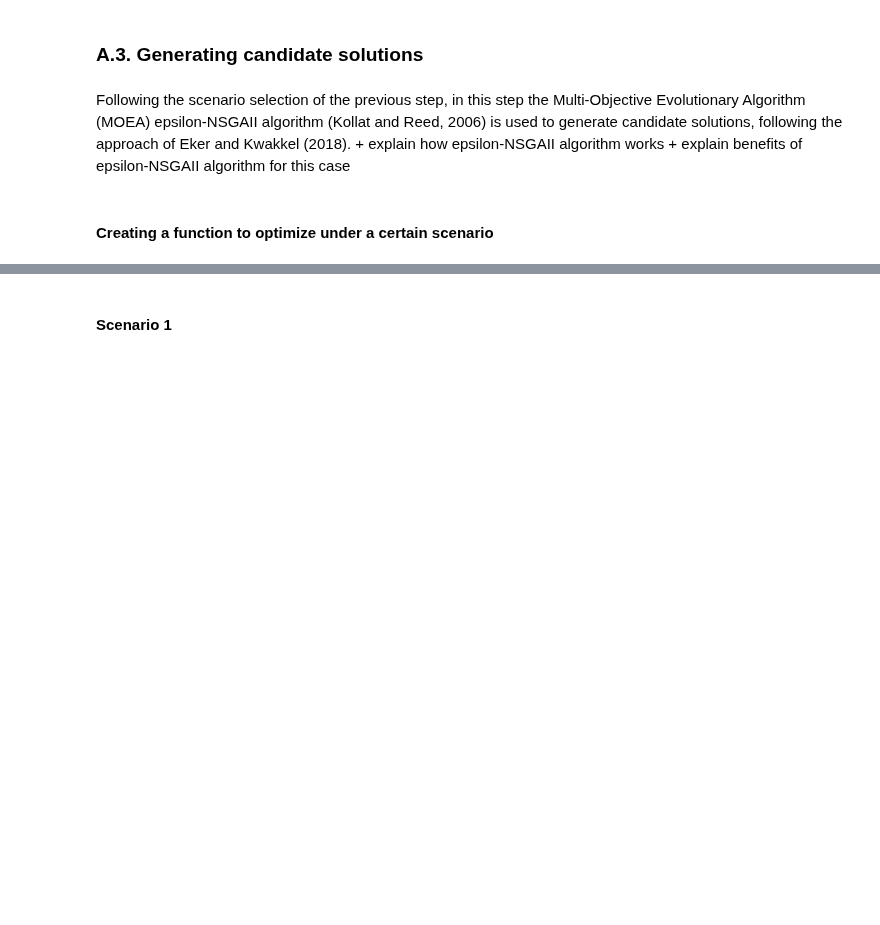
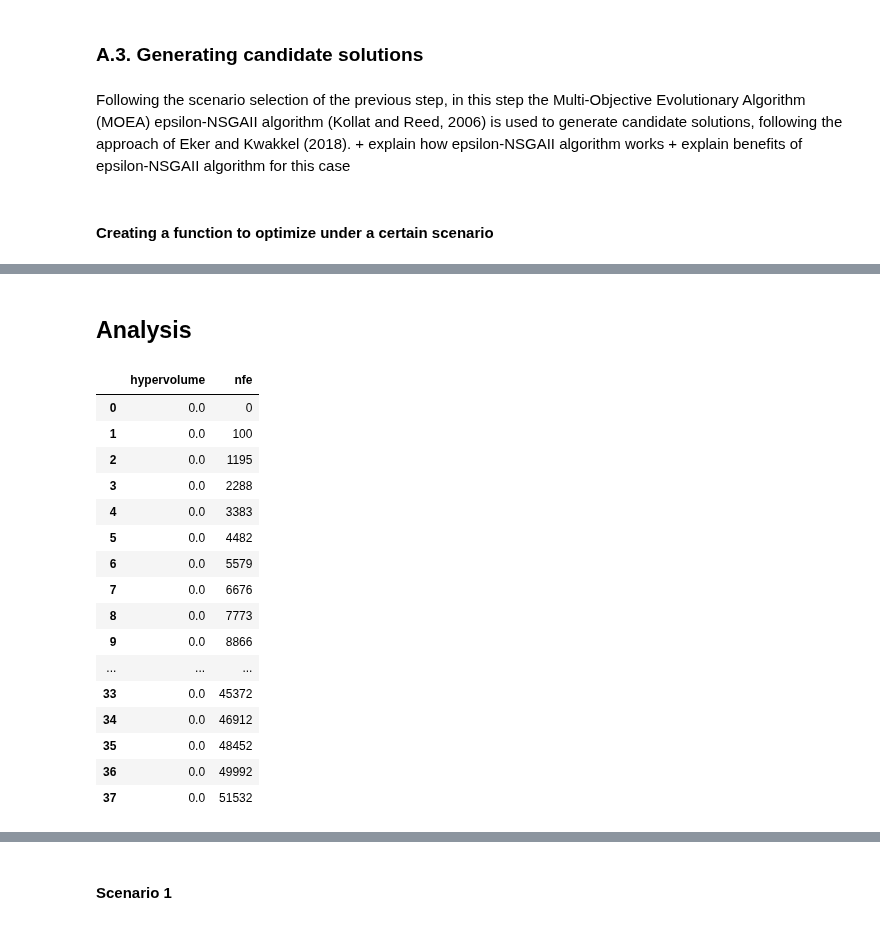
Before and after one commit to ndaswani1/EPA141A-labs, a Jupyter notebook: final assignment/dike_model_multi_scenario_MORDM.ipynb, the cells around one changed output, grey strips where cells are left out. Cells and saved outputs as stored; diff of their text form; code cells hidden in the pictures; blank space fills up the shorter version.

```diff
--- a/final assignment/dike_model_multi_scenario_MORDM.ipynb
+++ b/final assignment/dike_model_multi_scenario_MORDM.ipynb
@@ -348,0 +295,10 @@ if __name__ == "__main__":
+# %% [markdown]
+## Analysis
+# %%
+# import data through archive logger
+ref_0 = ArchiveLogger.load_archives('./results/mordm_50k_1e4/optimization_3_reference_seed_0.tar.gz')
+ref_1 = ArchiveLogger.load_archives('./results/mordm_50k_1e4/optimization_3_reference_seed_1.tar.gz')
+# %%
+for key in ref_0:
+    if 'Unnamed: 0' in ref_0[key].columns:
+        ref_0[key] = ref_0[key].drop(columns=['Unnamed: 0'])
@@ -348,0 +316,28 @@ if __name__ == "__main__":
+# %%
+for (refset, eps_progress), scenario in zip(results, scenarios):
+    for seed, seed_eps in zip(range(5), eps_progress):
+        archive_file = f"./archives/assignemnt_9_{scenario.name}_seed_{seed}.tar.gz"
+        metrics = calculate_convergence_metrics(problem, archive_file)
+        metrics["seed"] = seed
+        metrics["scenario"] = scenario.name
+        metrics["epsilon_progress"] = seed_eps.epsilon_progress
+# %%
+metrics
+# %% [output]
+|  | hypervolume | nfe |
+| 0 | 0.0 | 0 |
+| 1 | 0.0 | 100 |
+| 2 | 0.0 | 1195 |
+| 3 | 0.0 | 2288 |
+| 4 | 0.0 | 3383 |
+| 5 | 0.0 | 4482 |
+| 6 | 0.0 | 5579 |
+| 7 | 0.0 | 6676 |
+| 8 | 0.0 | 7773 |
+| 9 | 0.0 | 8866 |
+| ... | ... | ... |
+| 33 | 0.0 | 45372 |
+| 34 | 0.0 | 46912 |
+| 35 | 0.0 | 48452 |
+| 36 | 0.0 | 49992 |
+| 37 | 0.0 | 51532 |
```
Also changed, not shown: parts of 26 cells of this notebook, 21 other files.
